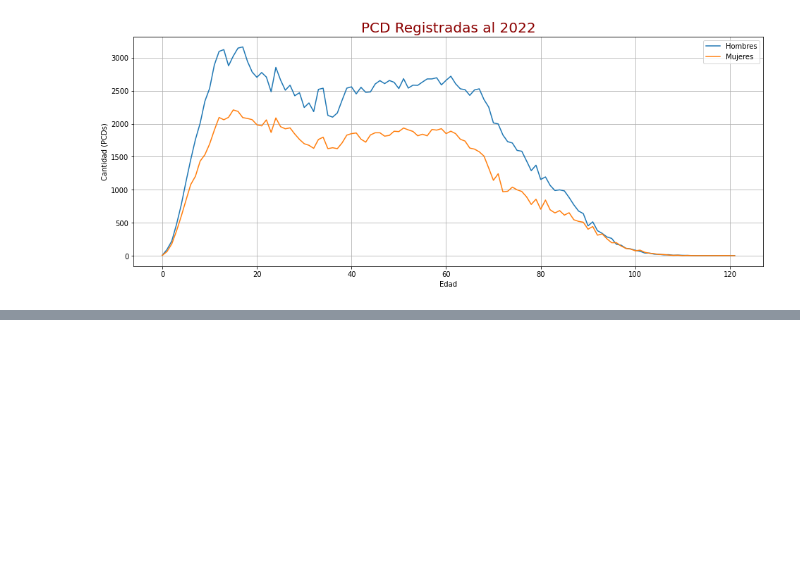
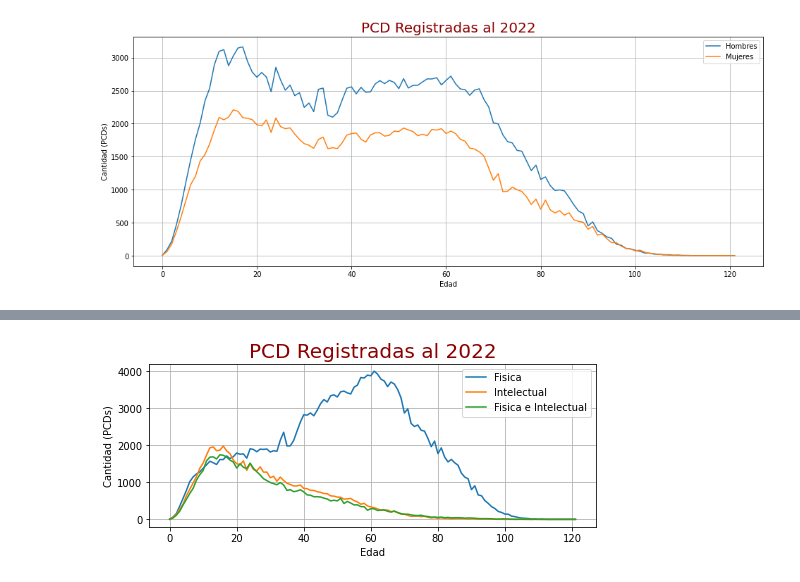
Before and after one commit to CVilaNet/PCDAyac, a Jupyter notebook: SIRNPD.ipynb, the cells around one changed output, grey strips where cells are left out. Drawn from its saved outputs; the diff is of its cells as text; code cells hidden in the pictures; blank space fills up the shorter version.

```diff
--- a/SIRNPD.ipynb
+++ b/SIRNPD.ipynb
@@ -198,0 +224,15 @@ dataEdad
+# %%
+# Tipifica la discapacidad -> F:Fisica - I:Intelectual - FI: Fisica e Intelectual - N:Ninguna discapacidad
+def get_tipo(fisica, intelectual):
+  resultado = 'N'
+
+  if ((fisica==1) & (intelectual==1)):
+    resultado = 'FI'
+  elif (fisica==1):
+    resultado = 'F'
+  elif (intelectual==1):
+    resultado = 'I'
+
+  return resultado
+
+print(get_tipo(1, 1))
@@ -198,0 +313,3 @@ dataEdad
+# %%
+dataDiscapacidad = pd.crosstab(dataPCDGeneral.Edad, dataPCDGeneral.dis_tipo)
+dataDiscapacidad.head()
@@ -198,0 +324,34 @@ dataEdad
+# %%
+import matplotlib.pyplot as plt
+
+# customized dict for our title
+font = {'family': 'sans-serif',
+        'color':  'darkred',
+        'weight': 'normal',
+        'size': 20,
+        }
+
+# Re-sizing plot area
+f = plt.figure()
+f.set_figwidth(8)
+f.set_figheight(3)
+
+# Adding a title and axis text
+plt.title("PCD Registradas al 2022", fontdict=font) # UPDATE: pass our dict as parameter
+plt.xlabel("Edad")
+plt.ylabel("Cantidad (PCDs)")
+
+plt.plot(dataDiscapacidad.index.tolist(), dataDiscapacidad.F.tolist(), label='Fisica')
+plt.plot(dataDiscapacidad.index.tolist(), dataDiscapacidad.I.tolist(), label='Intelectual')
+plt.plot(dataDiscapacidad.index.tolist(), dataDiscapacidad.FI.tolist(), label='Fisica e Intelectual')
+
+# add a legend (automatically)
+plt.legend()
+
+# adding grid
+plt.grid(True)
+
+# display
+plt.show()
+# %% [output]
+[figure, added]
```
Also changed, not shown: parts of 32 cells of this notebook.
